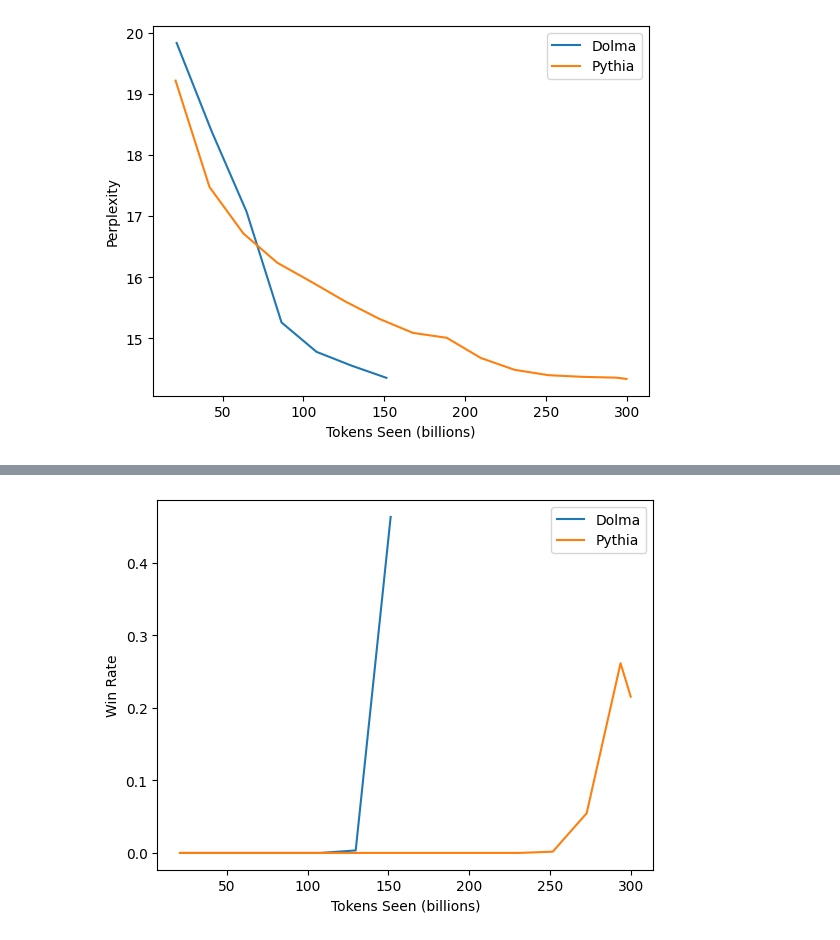
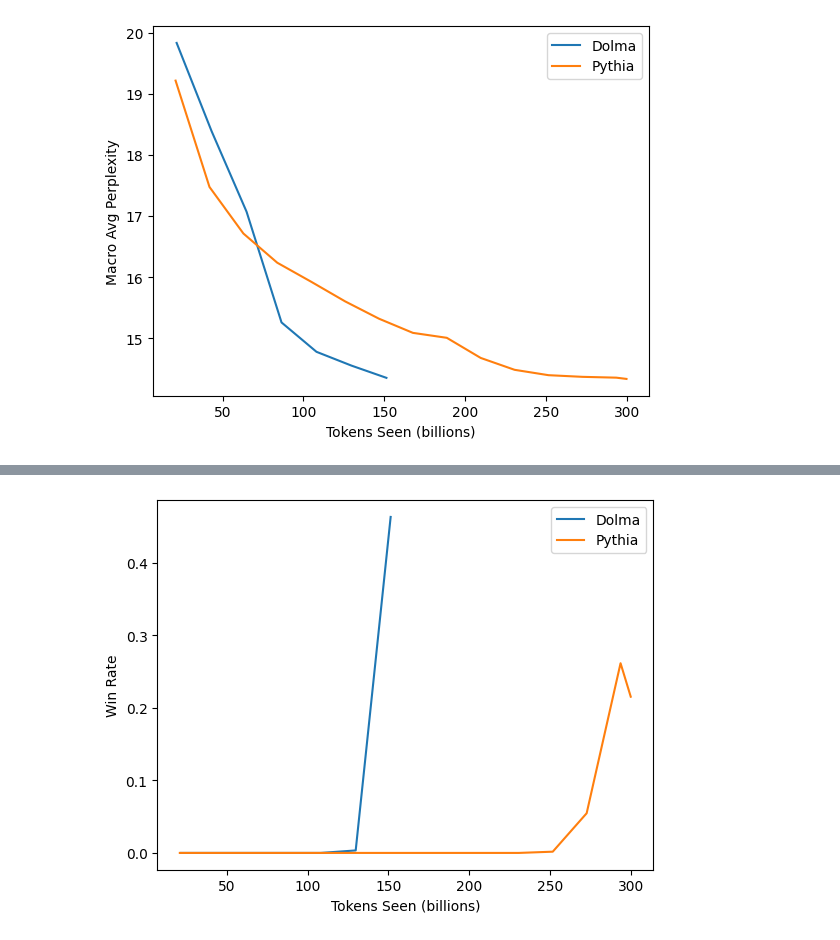
Before and after one commit to allenai/OLMo-Eval, a Jupyter notebook: notebooks/perplexity_suite_paper_visualizations.ipynb.ipynb, the cells around one changed output, grey strips where cells are left out. Saved outputs shown, nothing was run; the diff lists cells and outputs as text; code cells hidden in the pictures.

```diff
--- a/notebooks/perplexity_suite_paper_visualizations.ipynb.ipynb
+++ b/notebooks/perplexity_suite_paper_visualizations.ipynb.ipynb
@@ -190,24 +259,24 @@ def get_win_rate_over_all_subdomains(df):
 # %%
 model_path = os.path.join(RESULTS_DIR, "pythia/1b")
 pythia_ppl_token_all_domains_avg = get_avg_over_all_subdomains(get_metric_for_all_subdomains(model_path, os.listdir(model_path), 'ppl_token', domains_without_subdomains))
 
 model_path = os.path.join(RESULTS_DIR, "olmo/1b/olmo-small-dolma-150B-mcli-results")
 dolma_ppl_token_all_domains_avg = get_avg_over_all_subdomains(get_metric_for_all_subdomains(model_path, os.listdir(model_path), 'ppl_token', domains_without_subdomains))
 
 # make a line chart with two lines (pythia and dolma) with the x axis being the number of tokens seen and the y axis being the perplexity
 dolma_x_axis = dolma_ppl_token_all_domains_avg['tokens_seen'] / 1000000000
 dolma_y_axis = dolma_ppl_token_all_domains_avg['avg_over_subdomains']
 
 pythia_x_axis = pythia_ppl_token_all_domains_avg['tokens_seen'] / 1000000000
 pythia_y_axis = pythia_ppl_token_all_domains_avg['avg_over_subdomains']
 
 import matplotlib.pyplot as plt
 import numpy as np
 plt.plot(dolma_x_axis, dolma_y_axis, label="Dolma")
 plt.plot(pythia_x_axis, pythia_y_axis, label="Pythia")
 plt.xlabel("Tokens Seen (billions)")
-plt.ylabel("Perplexity")
+plt.ylabel("Macro Avg Perplexity")
 plt.legend()
 plt.show()
 # %% [output]
-[figure, old version]
+[figure, new version]
```
Also changed, not shown: parts of 7 cells of this notebook.
